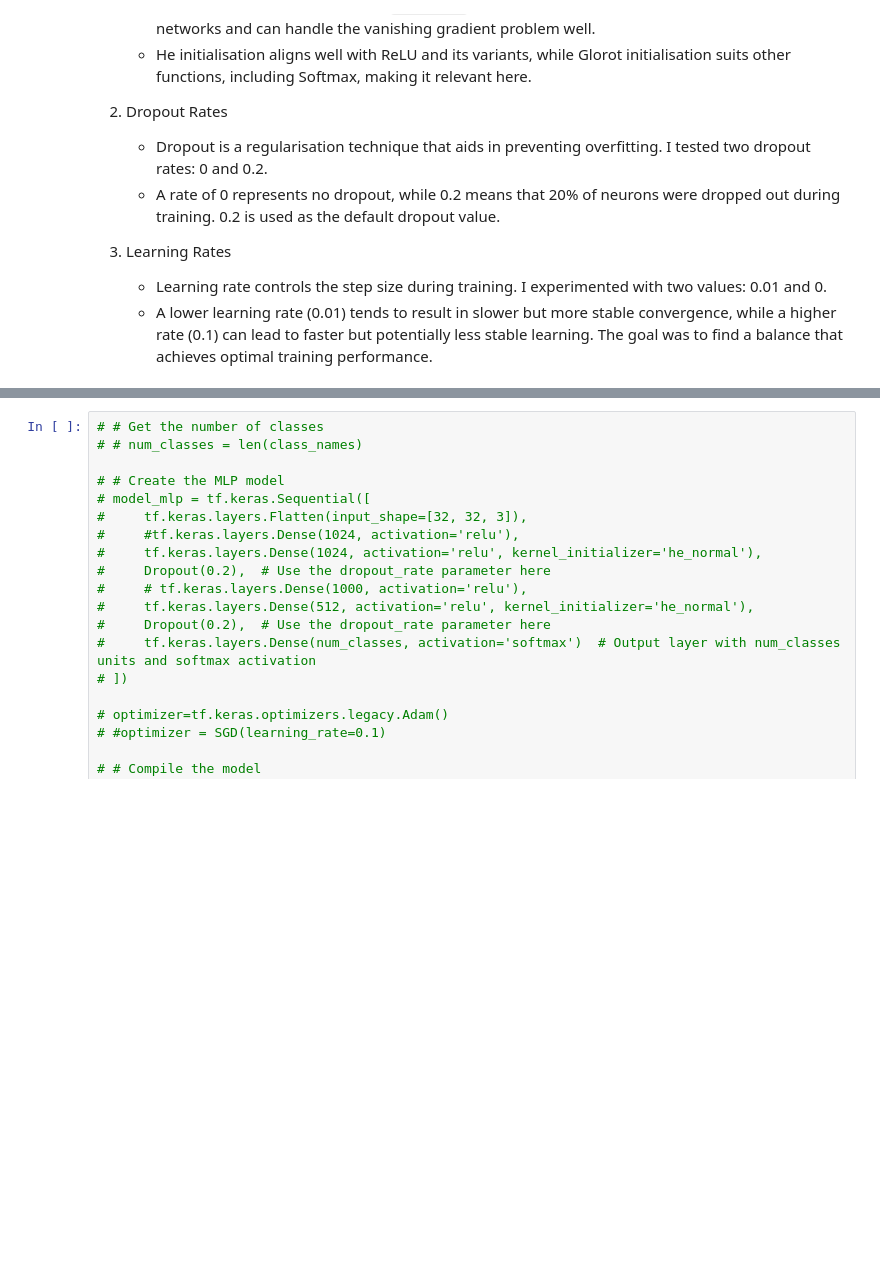
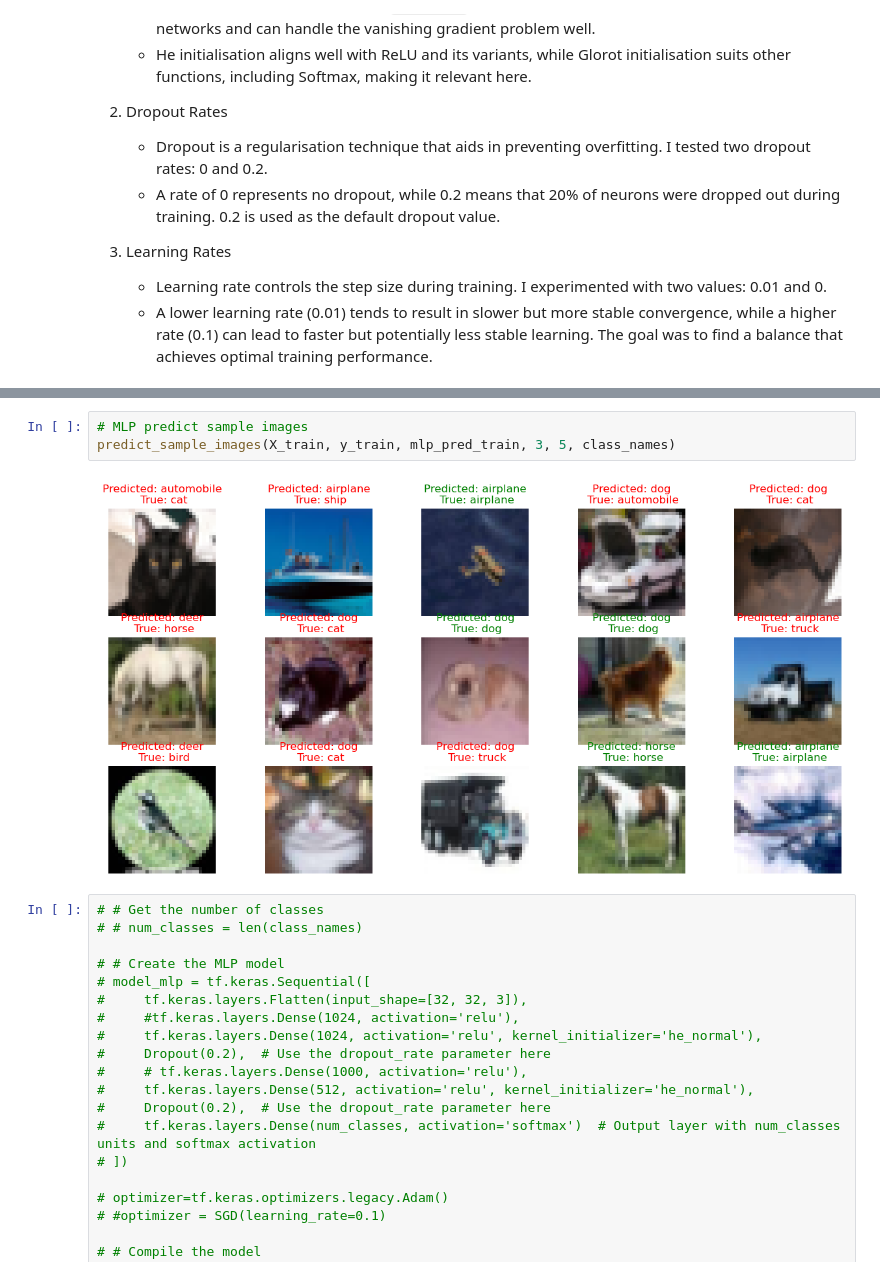
Before and after one commit to kaylee01/Assignment-1, a Jupyter notebook: Assignment-1/Molin_Kaylee-proj1.ipynb, the cells around one changed output, grey strips where cells are left out. Cells and saved outputs as stored; diff of their text form; blank space fills up the shorter version.

```diff
--- a/Assignment-1/Molin_Kaylee-proj1.ipynb
+++ b/Assignment-1/Molin_Kaylee-proj1.ipynb
@@ -456,3 +404,8 @@ predict_sample_images(X_test, y_test, mlp_y_pred, 3, 5, class_names)
+# %%
+# MLP predict sample images
+predict_sample_images(X_train, y_train, mlp_pred_train, 3, 5, class_names)
+# %% [output]
+[figure, added]
 # %%
 # # Get the number of classes
 # # num_classes = len(class_names)
```
Also changed, not shown: parts of 17 cells of this notebook, 3 other files.
